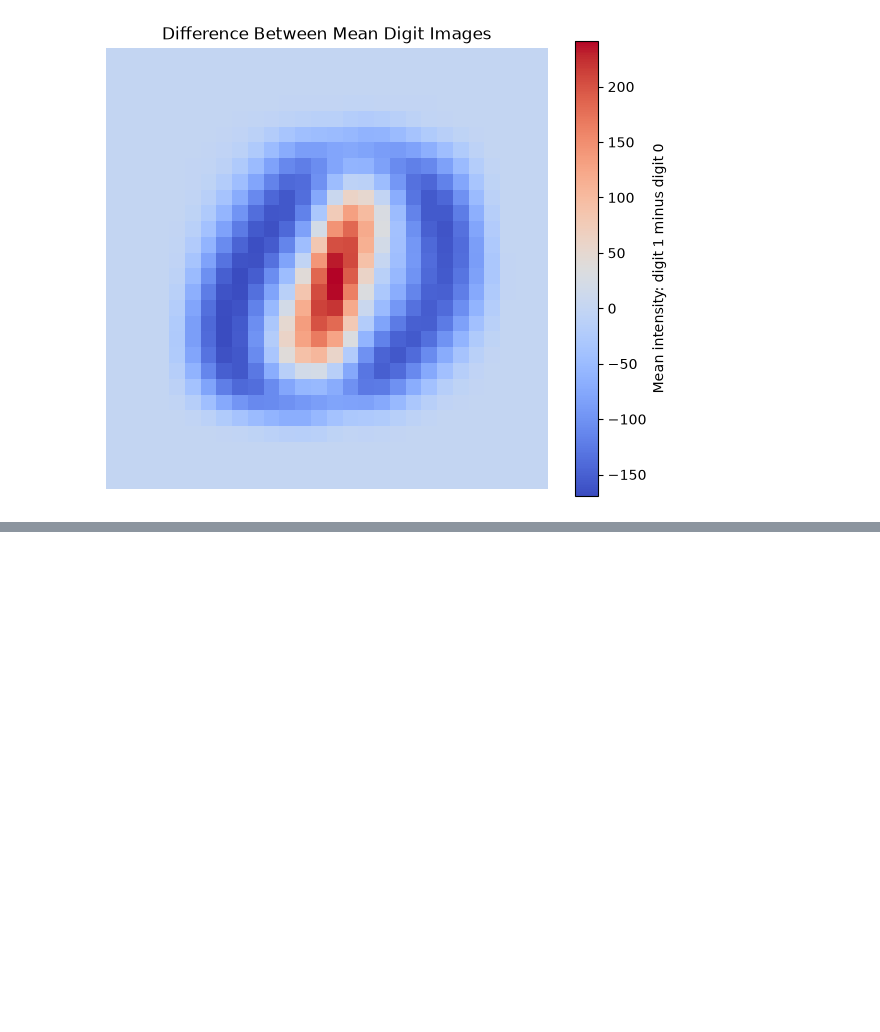
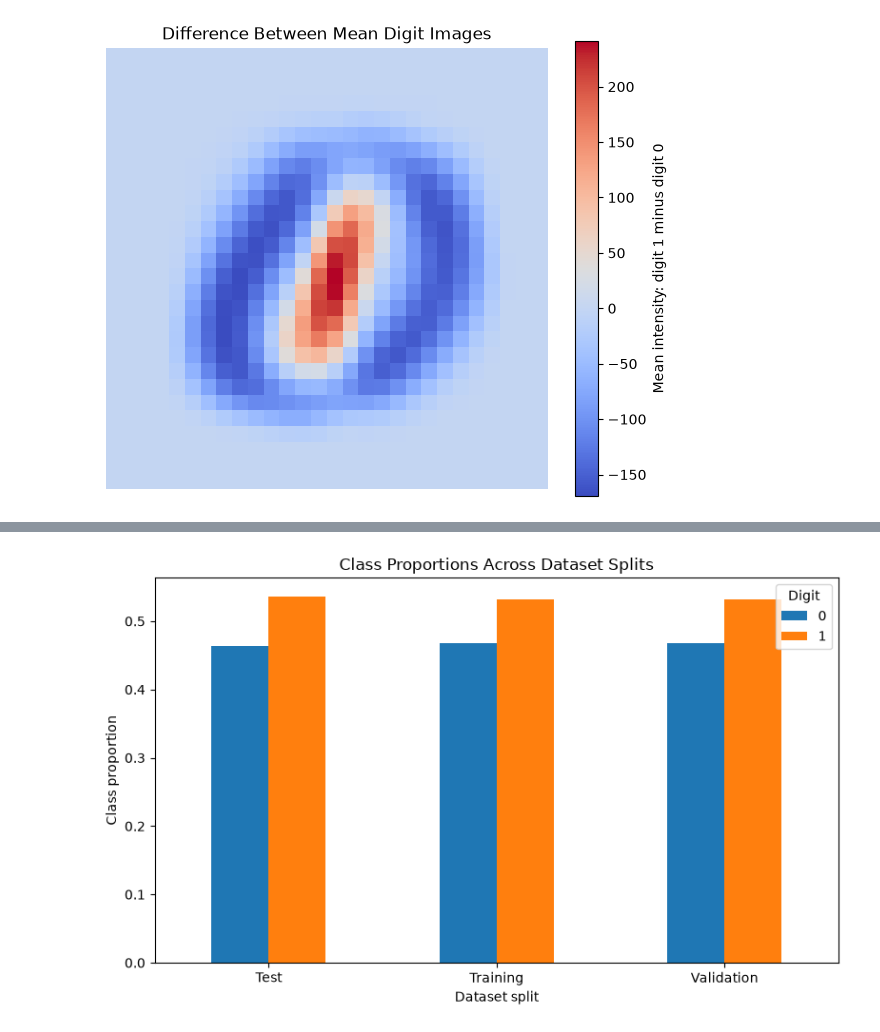
Before and after one commit to KevTJ/kj-project-portfolio, a Jupyter notebook: Research/Neural_Network_Implementation_Computational_Efficiency_Analysis/01_mnist_binary_data_preparation.ipynb, the cells around one changed output, grey strips where cells are left out. Saved outputs shown, nothing was run; the diff lists cells and outputs as text; code cells hidden in the pictures; blank space fills up the shorter version.

```diff
--- a/Research/Neural_Network_Implementation_Computational_Efficiency_Analysis/01_mnist_binary_data_preparation.ipynb
+++ b/Research/Neural_Network_Implementation_Computational_Efficiency_Analysis/01_mnist_binary_data_preparation.ipynb
@@ -561,0 +672,26 @@ studying forward propagation, backpropagation, and implementation efficiency.
+# %%
+def summarize_binary_labels(labels: np.ndarray, split_name: str) -> pd.DataFrame:
+    """Return class counts and proportions for a binary target."""
+
+    counts = pd.Series(labels).value_counts().sort_index()
+
+    summary = pd.DataFrame({
+        "Split": split_name,
+        "Label": counts.index,
+        "Count": counts.values,
+        "Proportion": counts.values / counts.values.sum(),
+    })
+
+    return summary
+
+
+split_summary = pd.concat(
+    [
+        summarize_binary_labels(y_train, "Training"),
+        summarize_binary_labels(y_validation, "Validation"),
+        summarize_binary_labels(y_test, "Test"),
+    ],
+    ignore_index=True,
+)
+
+split_summary
@@ -561,0 +706,19 @@ studying forward propagation, backpropagation, and implementation efficiency.
+# %%
+split_summary.pivot(
+    index="Split",
+    columns="Label",
+    values="Proportion",
+).plot(
+    kind="bar",
+    figsize=(8, 5),
+)
+
+plt.title("Class Proportions Across Dataset Splits")
+plt.xlabel("Dataset split")
+plt.ylabel("Class proportion")
+plt.xticks(rotation=0)
+plt.legend(title="Digit")
+plt.tight_layout()
+plt.show()
+# %% [output]
+[figure, added]
```
Also changed, not shown: parts of 37 cells of this notebook, 3 other files.
